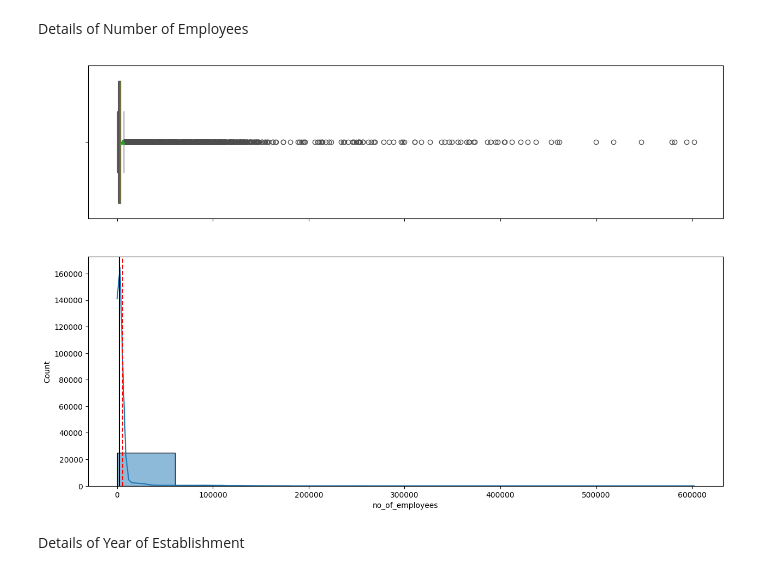
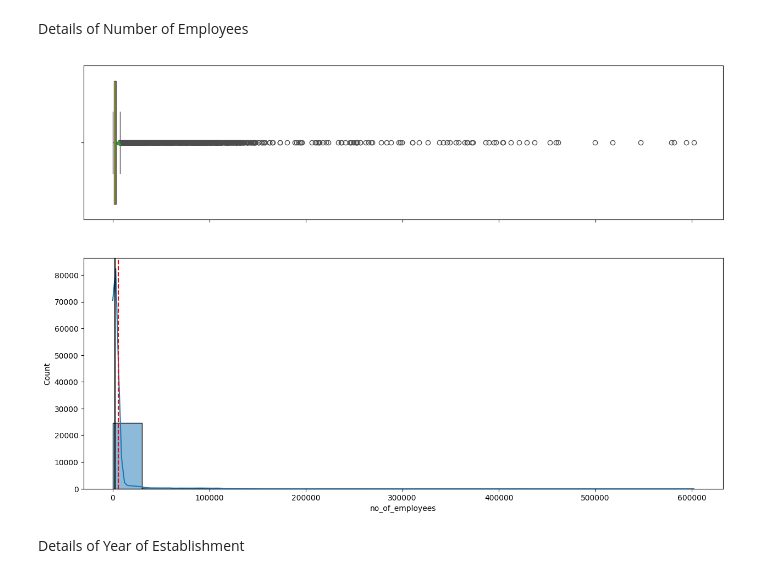
Before and after one commit to ark214/probable-excursions, a Jupyter notebook: Advance ML/Project/Ahmed Riaz.ipynb, the cells around one changed output. Drawn from its saved outputs; the diff is of its cells as text; code cells hidden in the pictures.

```diff
--- a/Advance ML/Project/Ahmed Riaz.ipynb
+++ b/Advance ML/Project/Ahmed Riaz.ipynb
@@ -433,9 +440,9 @@ barplots(data, "full_time_position", perc=True)
 # %% [markdown]
 Details of Number of Employees
 # %%
-numerical_plots(data, 'no_of_employees', bins = 10,  figsize=(15, 10))
+numerical_plots(data, 'no_of_employees', bins = 20,  figsize=(15, 10))
 # %% [output]
-[figure, old version]
+[figure, new version]
 # %% [markdown]
 Details of Year of Establishment
 # %%
```
Also changed, not shown: parts of 8 cells of this notebook.
